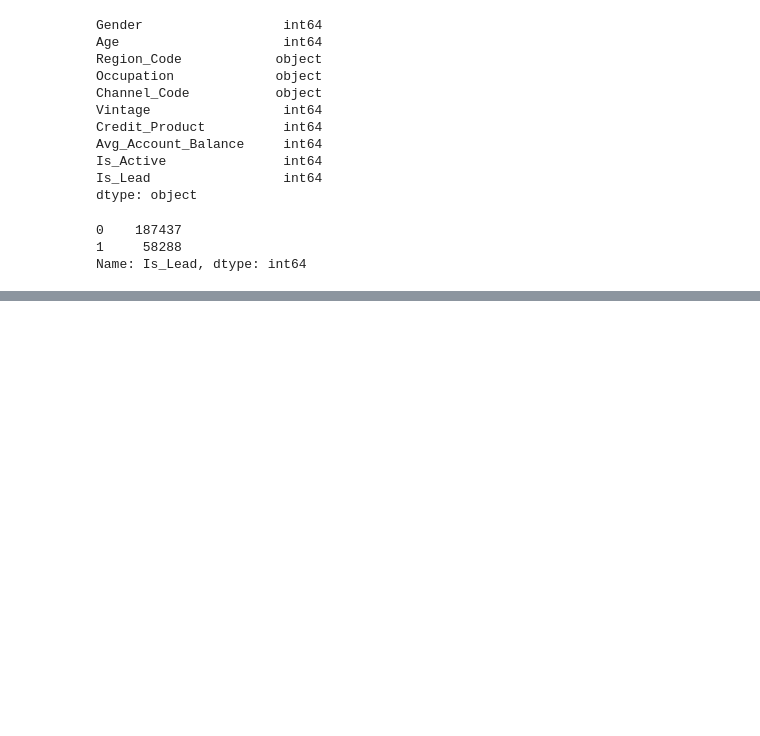
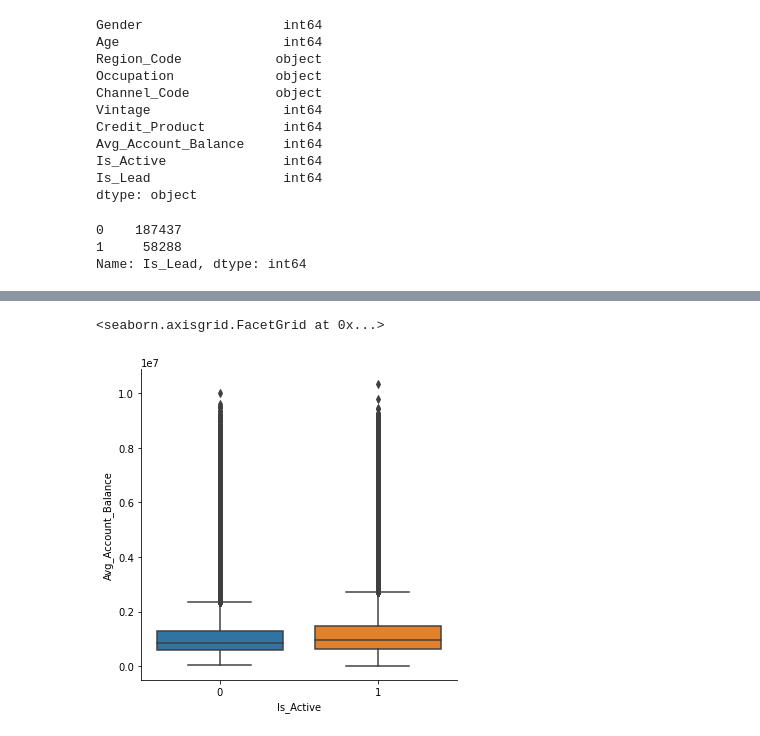
Before and after one commit to YamCooper/Sales_Lead_Analysis_Prediction_ML, a Jupyter notebook: One.ipynb, the cells around one changed output, grey strips where cells are left out. Cells and saved outputs as stored; diff of their text form; code cells hidden in the pictures; blank space fills up the shorter version.

```diff
--- a/One.ipynb
+++ b/One.ipynb
@@ -338,0 +361,8 @@ Name: Is_Lead, dtype: int64
+# %%
+# Look at the differences between active and inactive clients in terms of average account balance
+### Customers that have left have a higher monthly charge
+
+sns.factorplot(x = 'Is_Active', y = 'Avg_Account_Balance', data = dfmod,  kind="box")
+# %% [output]
+<seaborn.axisgrid.FacetGrid at 0x...>
+[figure, added]
```
Also changed, not shown: parts of 22 cells of this notebook.
